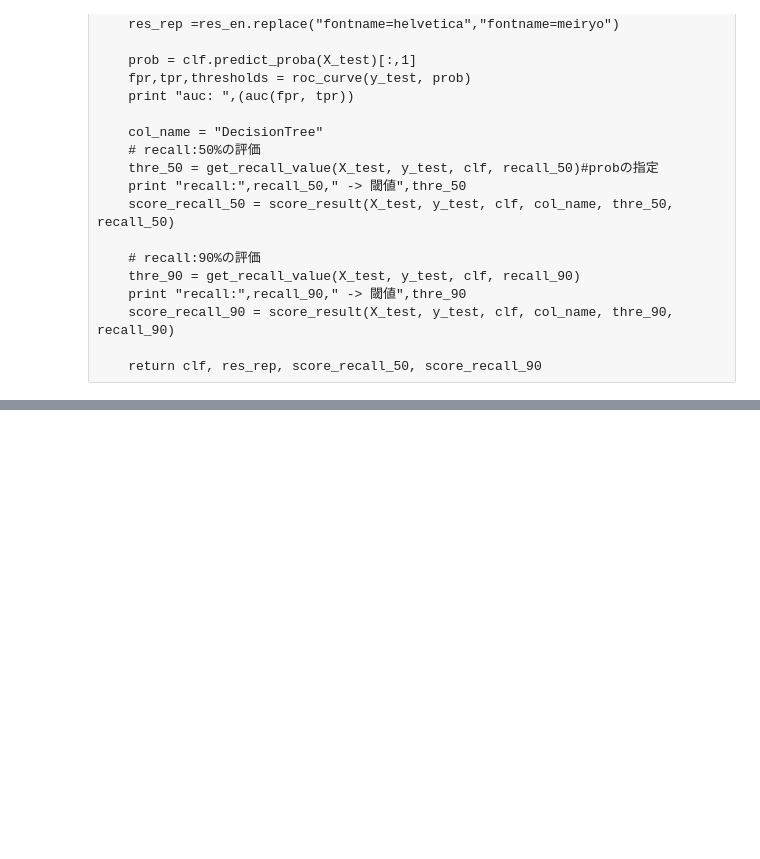
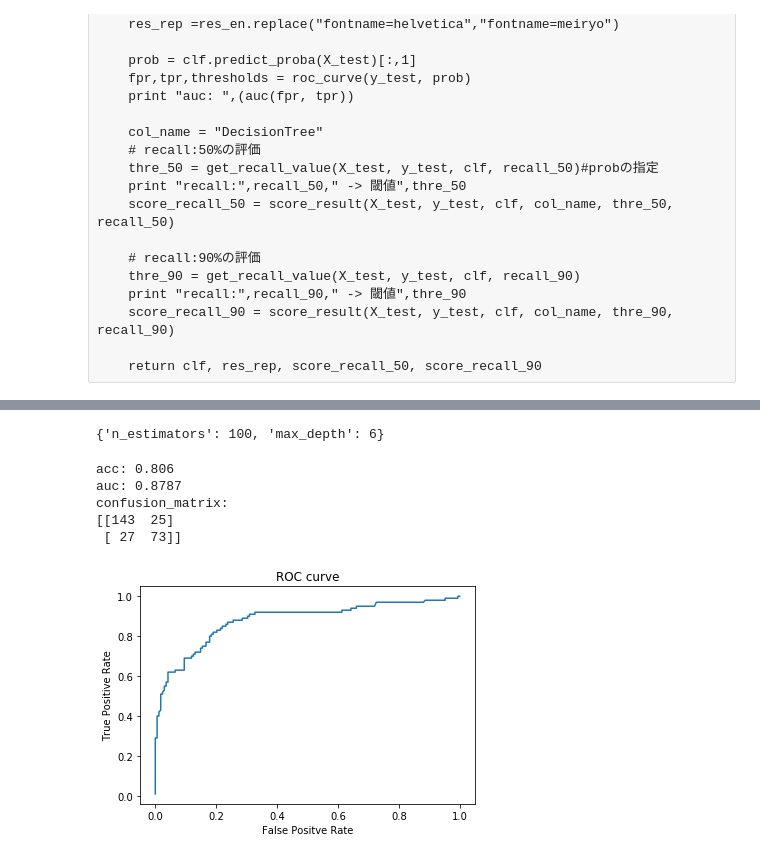
Before and after one commit to kenmatsu07/Kaggle, a Jupyter notebook: titanic.ipynb, the cells around one changed output, grey strips where cells are left out. Drawn from its saved outputs; the diff is of its cells as text; code cells hidden in the pictures; blank space fills up the shorter version.

```diff
--- a/titanic.ipynb
+++ b/titanic.ipynb
@@ -654,0 +674,20 @@ def decisionTree(X_train, X_test, y_train, y_test, recall_50, recall_90):
+# %%
+def randomforest(x_train, x_test, y_train, y_test, param):
+    clf = RandomForestClassifier(n_estimators = param['n_estimators'], max_depth = param['max_depth'],
+                                 random_state=0, class_weight='balanced')
+    clf.fit(x_train, y_train)
+    prob = clf.predict_proba(x_test)[:,1]
+    fpr, tpr, thresholds = roc_curve(y_test, prob)
+
+    print "acc:",round(clf.score(x_test,y_test),4)
+    print "auc:", round(auc(fpr,tpr),4)
+    print "confusion_matrix:"
+    print confusion_matrix(y_test,clf.predict(x_test))
+
+    # ROC曲線を出力
+    plt.plot(fpr, tpr)
+    plt.title("ROC curve")
+    plt.xlabel("False Positve Rate")
+    plt.ylabel("True Positive Rate")
+
+    return clf
@@ -654,0 +734,12 @@ def decisionTree(X_train, X_test, y_train, y_test, recall_50, recall_90):
+# %%
+# ランダムフォレストのパラメータリスト
+depth_range = range(1, 10, 1)
+rf_parameter = [{'n_estimators':[5, 10, 100, 150], 'max_depth':depth_range}]
+# %%
+# グリッドサーチ用ランダムフォレスト
+grid_rf = RandomForestClassifier(random_state=0, class_weight='balanced')
+# %%
+# パラメータ探索　（標準化の必要がないため、説明変数は標準化前のデータを使用）
+grid_result_rf, best_param_rf = grid(X_train, y_train, sc_list, grid_rf, rf_parameter, cv)
+# %% [output]
+{'n_estimators': 100, 'max_depth': 6}
@@ -654,0 +750,9 @@ def decisionTree(X_train, X_test, y_train, y_test, recall_50, recall_90):
+# %%
+clf_rf = randomforest(X_train, X_test, y_train, y_test, best_param_rf)
+# %% [output]
+acc: 0.806
+auc: 0.8787
+confusion_matrix:
+[[143  25]
+ [ 27  73]]
+[figure, added]
```
Also changed, not shown: parts of 17 cells of this notebook, 5 other files.
